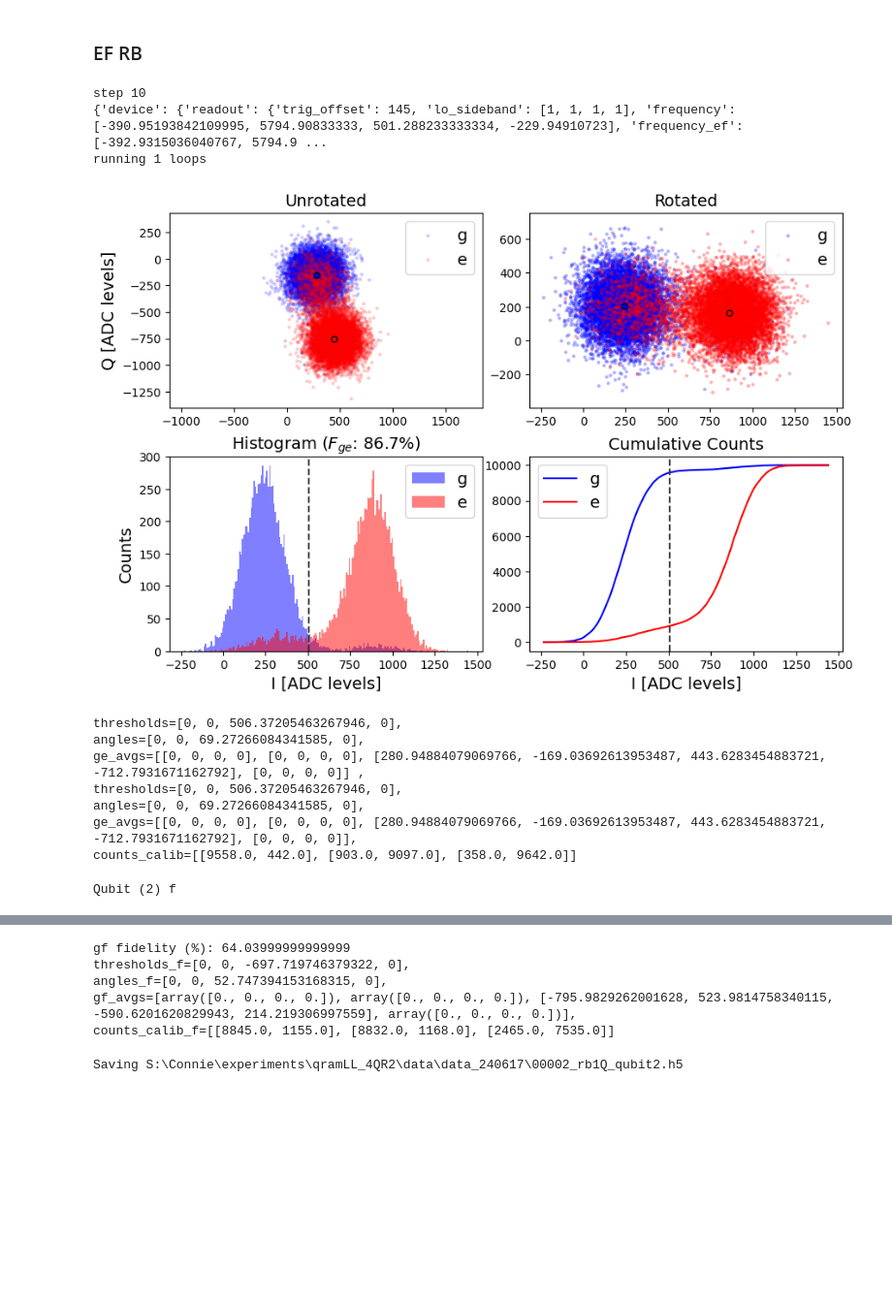
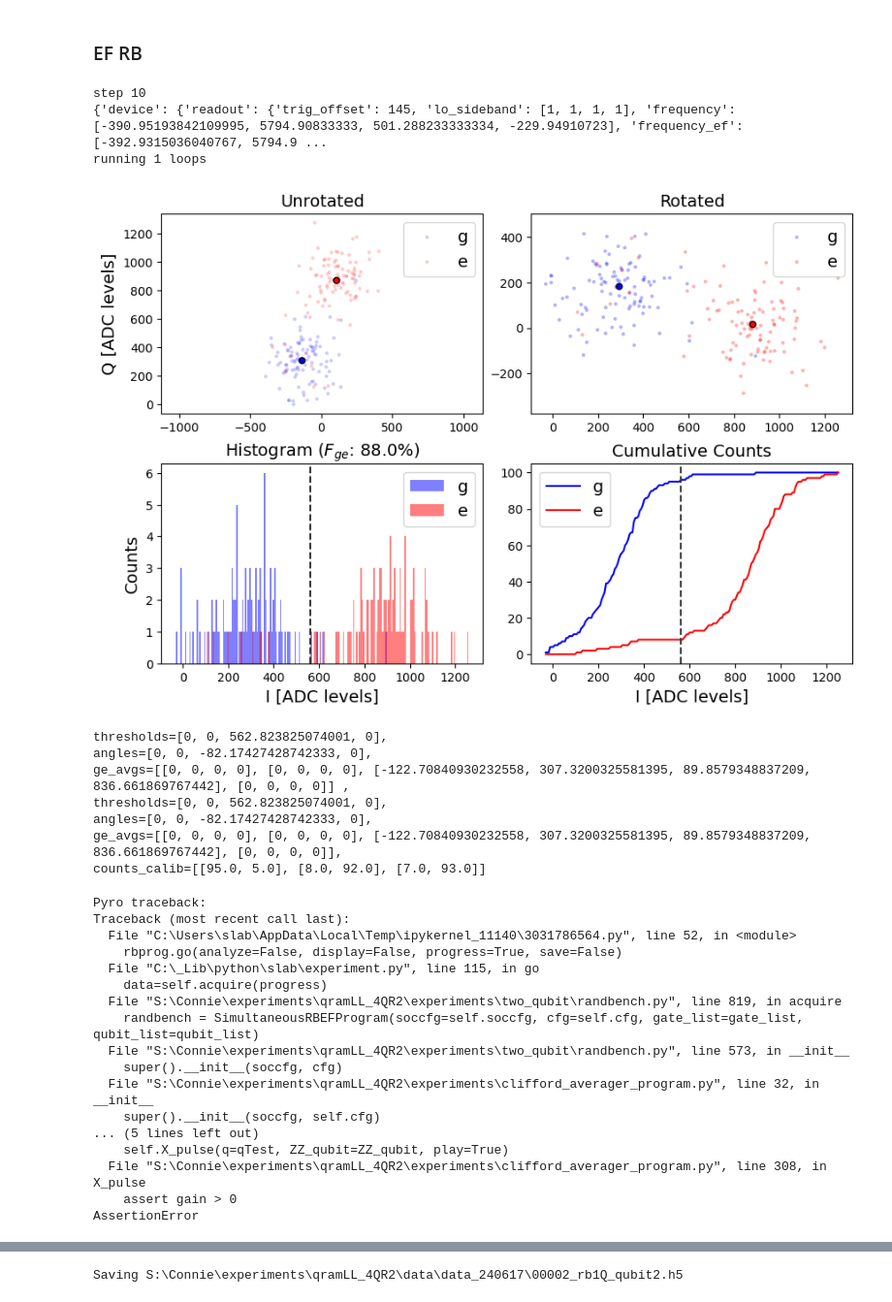
Before and after one commit to SchusterLab/qram_tprocv1_expts, a Jupyter notebook: single_qubit_rb.ipynb, the cells around one changed output, grey strips where cells are left out. Shown: that part at 97% size. Cells and saved outputs as stored; diff of their text form; code cells hidden in the pictures; blank space fills up the shorter version.

```diff
--- a/single_qubit_rb.ipynb
+++ b/single_qubit_rb.ipynb
@@ -273,44 +281,61 @@ rbprog.cfg.expt = dict(
     # start=200, # rb depth start
     step=step, # step rb depth
     # expts=1, # number steps
     expts=expts+1, # number steps
-    reps=2000, # number averages per unique sequence
-    reps_f=5000,
+    # reps=2000, # number averages per unique sequence
+    # reps_f=5000,
+    reps=200, # number averages per unique sequence
+    reps_f=500,
     loops=1,
-    # reps=100, # number averages per unique sequence
     variations=5, # number different sequences per depth
     gate_char=gate_char, # single qubit clifford gate (str) to characterize. if not None, runs interleaved RB instead of regular RB
     qubits=[qubit_i], # the qubits to perform simultaneous RB on (if eg-gf, q should be qA != 1)
     ZZ_qubit=ZZ_qubit,
     # qubits=qubits,
     # qDrive=qubits[0],
-    singleshot_reps=10000, # reps per state for singleshot calibration
-    # singleshot_reps=100, # reps per state for singleshot calibration
+    # singleshot_reps=20000, # reps per state for singleshot calibration
+    singleshot_reps=100, # reps per state for singleshot calibration
     post_process='threshold', # 'threshold' (uses single shot binning), 'scale' (scale by ge_avgs), or None
     measure_f=[qubit_i],
 
 )
 
 print(rbprog.cfg)
 
 import Pyro4.util
 try:
     rbprog.go(analyze=False, display=False, progress=True, save=False)
 except Exception:
     print("Pyro traceback:")
     print("".join(Pyro4.util.getPyroTraceback()))
 
 # rbprog.go(analyze=False, display=False, progress=True, save=False)
 # %% [output]
 step 10
 {'device': {'readout': {'trig_offset': 145, 'lo_sideband': [1, 1, 1, 1], 'frequency': [-390.95193842109995, 5794.90833333, 501.288233333334, -229.94910723], 'frequency_ef': [-392.9315036040767, 5794.9 ...
 running 1 loops
-[figure, old version]
+[figure, new version]
-thresholds=[0, 0, 506.37205463267946, 0],
-angles=[0, 0, 69.27266084341585, 0],
-ge_avgs=[[0, 0, 0, 0], [0, 0, 0, 0], [280.94884079069766, -169.03692613953487, 443.6283454883721, -712.7931671162792], [0, 0, 0, 0]] ,
-thresholds=[0, 0, 506.37205463267946, 0],
-angles=[0, 0, 69.27266084341585, 0],
-ge_avgs=[[0, 0, 0, 0], [0, 0, 0, 0], [280.94884079069766, -169.03692613953487, 443.6283454883721, -712.7931671162792], [0, 0, 0, 0]],
-counts_calib=[[9558.0, 442.0], [903.0, 9097.0], [358.0, 9642.0]]
+thresholds=[0, 0, 562.823825074001, 0],
+angles=[0, 0, -82.17427428742333, 0],
+ge_avgs=[[0, 0, 0, 0], [0, 0, 0, 0], [-122.70840930232558, 307.3200325581395, 89.8579348837209, 836.661869767442], [0, 0, 0, 0]] ,
+thresholds=[0, 0, 562.823825074001, 0],
+angles=[0, 0, -82.17427428742333, 0],
+ge_avgs=[[0, 0, 0, 0], [0, 0, 0, 0], [-122.70840930232558, 307.3200325581395, 89.8579348837209, 836.661869767442], [0, 0, 0, 0]],
+counts_calib=[[95.0, 5.0], [8.0, 92.0], [7.0, 93.0]]
-Qubit (2) f
+Pyro traceback:
+Traceback (most recent call last):
+  File "C:\Users\slab\AppData\Local\Temp\ipykernel_11140\3031786564.py", line 52, in <module>
+    rbprog.go(analyze=False, display=False, progress=True, save=False)
+  File "C:\_Lib\python\slab\experiment.py", line 115, in go
+    data=self.acquire(progress)
+  File "S:\Connie\experiments\qramLL_4QR2\experiments\two_qubit\randbench.py", line 819, in acquire
+    randbench = SimultaneousRBEFProgram(soccfg=self.soccfg, cfg=self.cfg, gate_list=gate_list, qubit_list=qubit_list)
+  File "S:\Connie\experiments\qramLL_4QR2\experiments\two_qubit\randbench.py", line 573, in __init__
+    super().__init__(soccfg, cfg)
+  File "S:\Connie\experiments\qramLL_4QR2\experiments\clifford_averager_program.py", line 32, in __init__
+    super().__init__(soccfg, self.cfg)
+... (5 lines left out)
+    self.X_pulse(q=qTest, ZZ_qubit=ZZ_qubit, play=True)
+  File "S:\Connie\experiments\qramLL_4QR2\experiments\clifford_averager_program.py", line 308, in X_pulse
+    assert gain > 0
+AssertionError
@@ -318,8 +342,3 @@ Qubit (2) f
-gf fidelity (%): 64.03999999999999
-thresholds_f=[0, 0, -697.719746379322, 0],
-angles_f=[0, 0, 52.747394153168315, 0],
-gf_avgs=[array([0., 0., 0., 0.]), array([0., 0., 0., 0.]), [-795.9829262001628, 523.9814758340115, -590.6201620829943, 214.219306997559], array([0., 0., 0., 0.])],
-counts_calib_f=[[8845.0, 1155.0], [8832.0, 1168.0], [2465.0, 7535.0]]
 # %%
 rbprog.save_data()
 # %% [output]
```
Also changed, not shown: parts of 4 cells of this notebook, 24 other files.
